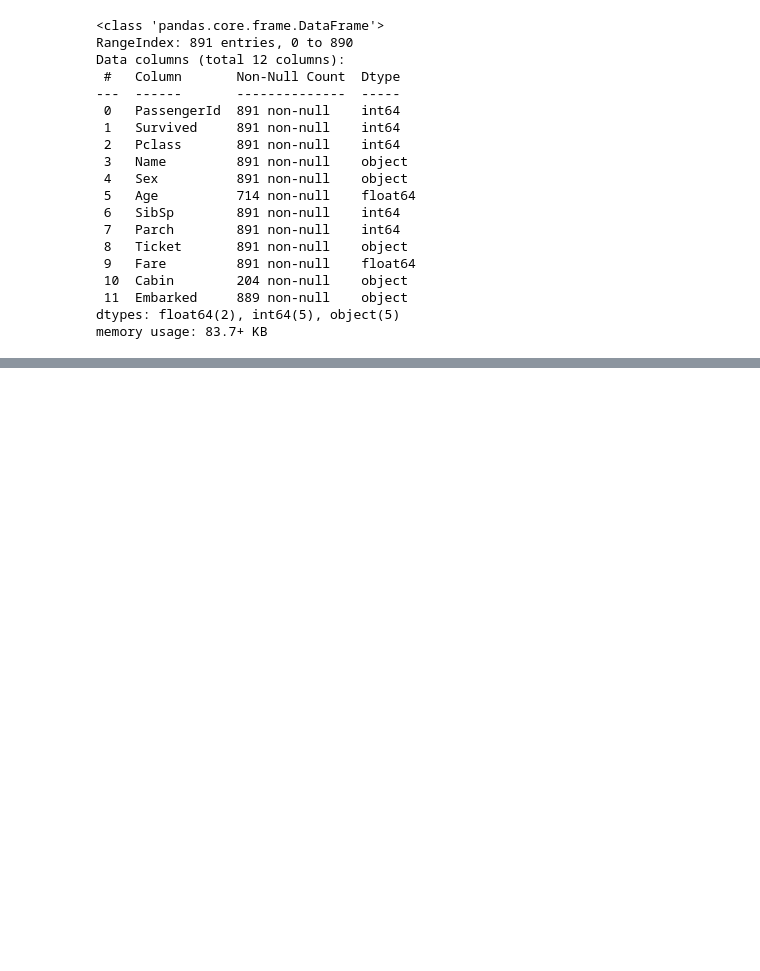
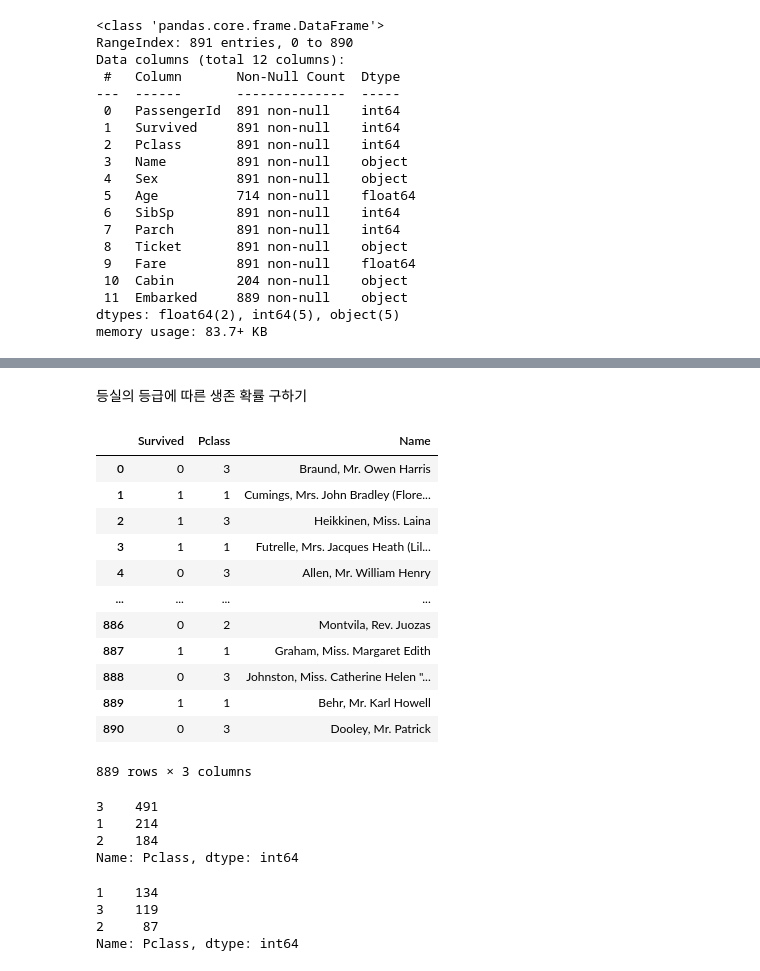
Before and after one commit to 88koala88/titanic_data, a Jupyter notebook: titanic_practice.ipynb, the cells around one changed output, grey strips where cells are left out. Cells and saved outputs as stored; diff of their text form; code cells hidden in the pictures; blank space fills up the shorter version.

```diff
--- a/titanic_practice.ipynb
+++ b/titanic_practice.ipynb
@@ -163,0 +120,35 @@ fare
+# %% [markdown]
+등실의 등급에 따른 생존 확률 구하기
+# %%
+train_class = train3.drop(['Fare','Embarked'], axis=1)
+train_class
+# %% [output]
+|  | Survived | Pclass | Name |
+| 0 | 0 | 3 | Braund, Mr. Owen Harris |
+| 1 | 1 | 1 | Cumings, Mrs. John Bradley (Flore... |
+| 2 | 1 | 3 | Heikkinen, Miss. Laina |
+| 3 | 1 | 1 | Futrelle, Mrs. Jacques Heath (Lil... |
+| 4 | 0 | 3 | Allen, Mr. William Henry |
+| ... | ... | ... | ... |
+| 886 | 0 | 2 | Montvila, Rev. Juozas |
+| 887 | 1 | 1 | Graham, Miss. Margaret Edith |
+| 888 | 0 | 3 | Johnston, Miss. Catherine Helen "... |
+| 889 | 1 | 1 | Behr, Mr. Karl Howell |
+| 890 | 0 | 3 | Dooley, Mr. Patrick |
+889 rows × 3 columns
+# %%
+train_class['Pclass'].value_counts()
+# %% [output]
+3    491
+1    214
+2    184
+Name: Pclass, dtype: int64
+# %%
+train_survived = train_class[train_class['Survived'] == 1]
+
+train_survived['Pclass'].value_counts()
+# %% [output]
+1    134
+3    119
+2     87
+Name: Pclass, dtype: int64
```
Also changed, not shown: parts of 44 cells of this notebook.
